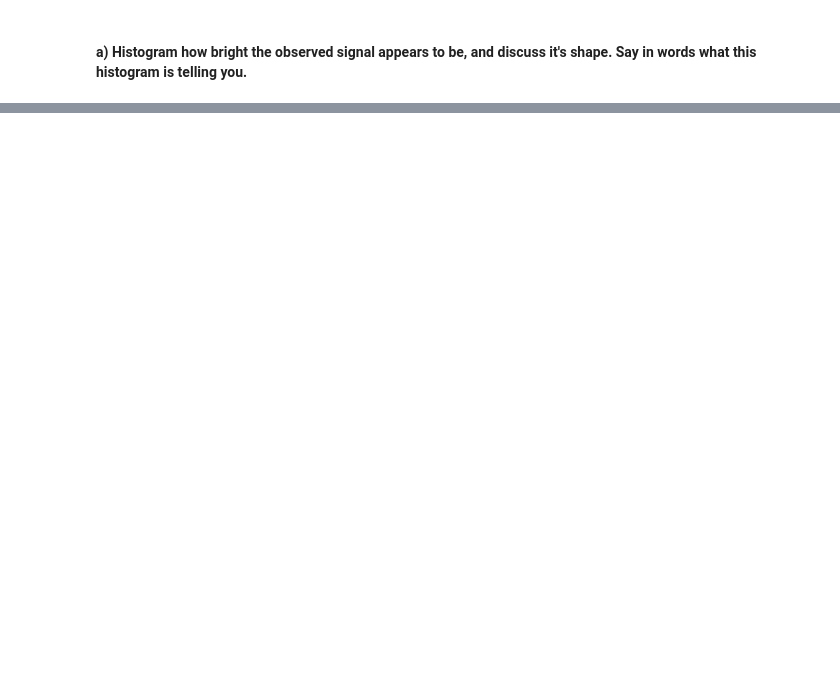
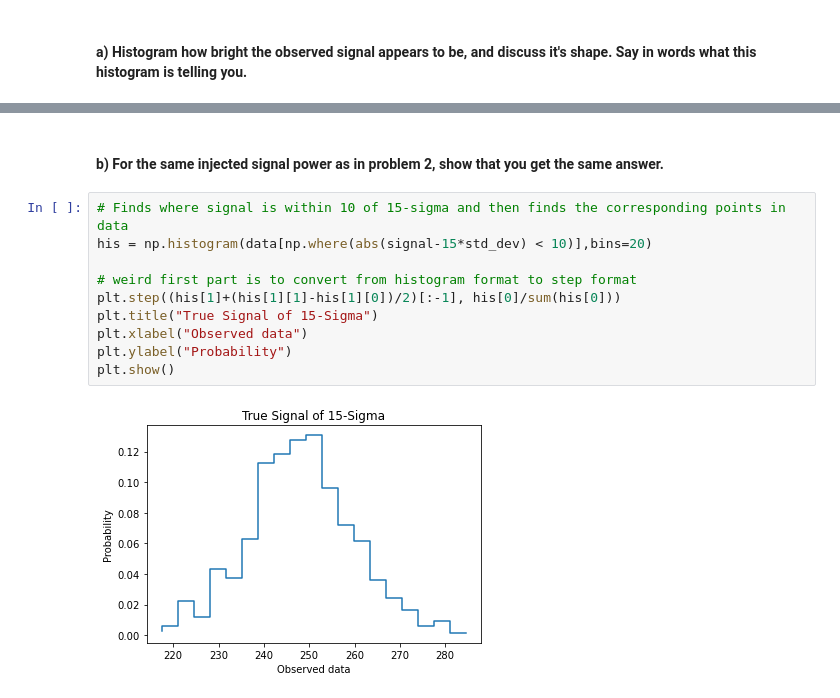
Before and after one commit to zmarucheck/Phys-434, a Jupyter notebook: Lab #6/Lab 6.ipynb, the cells around one changed output, grey strips where cells are left out. Saved outputs shown, nothing was run; the diff lists cells and outputs as text; blank space fills up the shorter version.

```diff
--- a/Lab #6/Lab 6.ipynb
+++ b/Lab #6/Lab 6.ipynb
@@ -35,0 +75,14 @@ The observed signal appears to be a second histogram to the far right of the lef
+# %% [markdown]
+#### b) For the same injected signal power as in problem 2, show that you get the same answer.
+# %%
+# Finds where signal is within 10 of 15-sigma and then finds the corresponding points in data
+his = np.histogram(data[np.where(abs(signal-15*std_dev) < 10)],bins=20)
+
+# weird first part is to convert from histogram format to step format
+plt.step((his[1]+(his[1][1]-his[1][0])/2)[:-1], his[0]/sum(his[0]))
+plt.title("True Signal of 15-Sigma")
+plt.xlabel("Observed data")
+plt.ylabel("Probability")
+plt.show()
+# %% [output]
+[figure, added]
```
Also changed, not shown: parts of 14 cells of this notebook, 1 other file.
